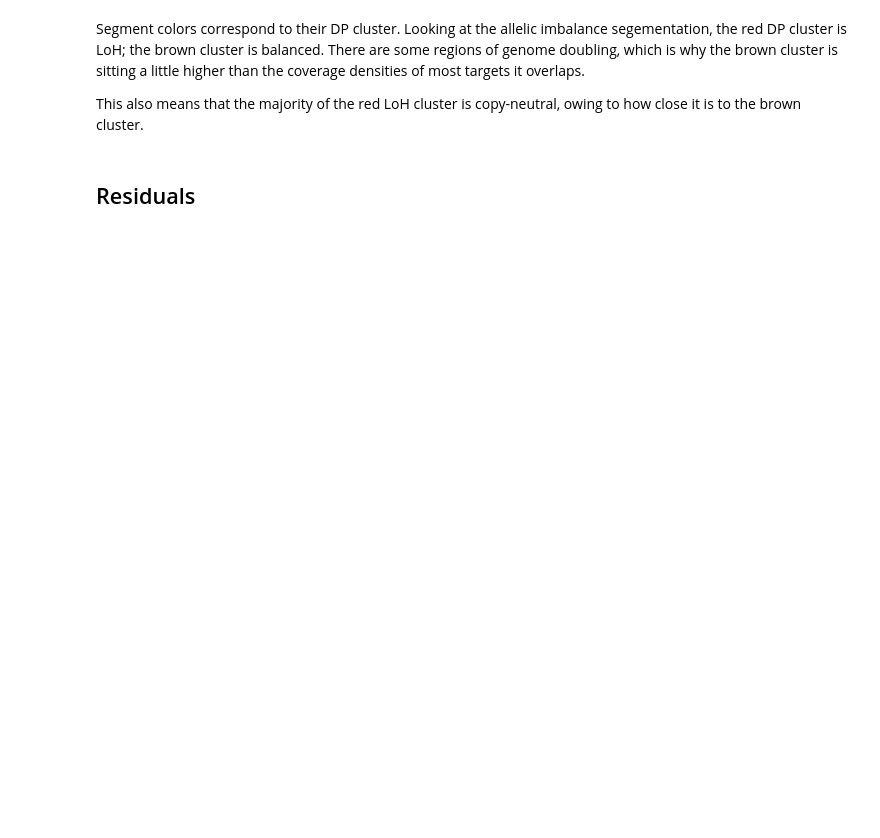
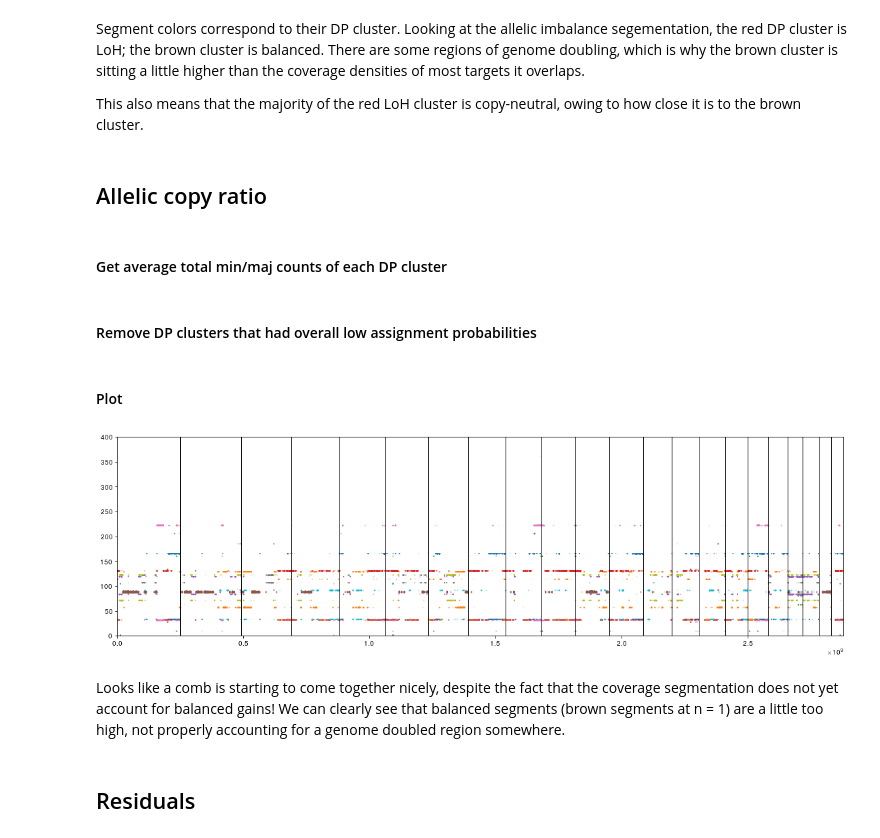
Before and after one commit to getzlab/HapASeg, a Jupyter notebook: 70_coverage.ipynb, the cells around one changed output. Drawn from its saved outputs; the diff is of its cells as text; code cells hidden in the pictures; blank space fills up the shorter version.

```diff
--- a/70_coverage.ipynb
+++ b/70_coverage.ipynb
@@ -258,6 +271,46 @@ plt.ylim([0, 400]);
 Segment colors correspond to their DP cluster. Looking at the allelic imbalance segementation, the red DP cluster is LoH; the brown cluster is balanced. There are some regions of genome doubling, which is why the brown cluster is sitting a little higher than the coverage densities of most targets it overlaps.
 
 This also means that the majority of the red LoH cluster is copy-neutral, owing to how close it is to the brown cluster.
+# %% [markdown]
+## Allelic copy ratio
+# %% [markdown]
+#### Get average total min/maj counts of each DP cluster
+# %%
+min_tots = np.zeros(clust_uj.max() + 1)
+maj_tots = np.zeros(clust_uj.max() + 1)
+for clusts, phases in zip(clust_uj, clust["snps_to_phases"]):
+    # reset phases
+    SNPs2 = SNPs.copy()
+    SNPs2.iloc[phases, [0, 1]] = SNPs2.iloc[phases, [1, 0]]
+
+    maj_tots += npg.aggregate(clusts, SNPs2["maj"], size = clust_uj.max() + 1)
+    min_tots += npg.aggregate(clusts, SNPs2["min"], size = clust_uj.max() + 1)
+
+min_tots /= clust_uj.shape[0]
+maj_tots /= clust_uj.shape[0]
+# %% [markdown]
+#### Remove DP clusters that had overall low assignment probabilities
+# %%
+f_prune = (min_tots/(min_tots + maj_tots))[np.flatnonzero(prune_idx)]
+# %% [markdown]
+####  Plot
+# %%
+plt.figure(4, figsize = [19.2, 5.39]); plt.clf()
+for i, p in enumerate(Pi.T):
+    nzidx = p > 0
+    x = Cov_overlap.loc[~naidx, "start_g"].loc[nzidx]
+    plt.scatter(x, np.full(len(x), np.exp(mu[i])*f_prune[i]), alpha = p[nzidx]**4, s = 1, color = np.array(colors)[i % len(colors)])
+    plt.scatter(x, np.full(len(x), np.exp(mu[i])*(1 - f_prune[i])), alpha = p[nzidx]**4, s = 1, color = np.array(colors)[i % len(colors)])
+
+for chrbdy in chr_ends[:-1]:
+    plt.axvline(chrbdy, color = 'k')
+
+plt.xlim((0.0, 2879000000.0));
+plt.ylim([0, 400]);
+# %% [output]
+[figure, added]
+# %% [markdown]
+Looks like a comb is starting to come together nicely, despite the fact that the coverage segmentation does not yet account for balanced gains! We can clearly see that balanced segments (brown segments at n = 1) are a little too high, not properly accounting for a genome doubled region somewhere.
 # %% [markdown]
 ## Residuals
 # %%
```
Also changed, not shown: parts of 12 cells of this notebook.
